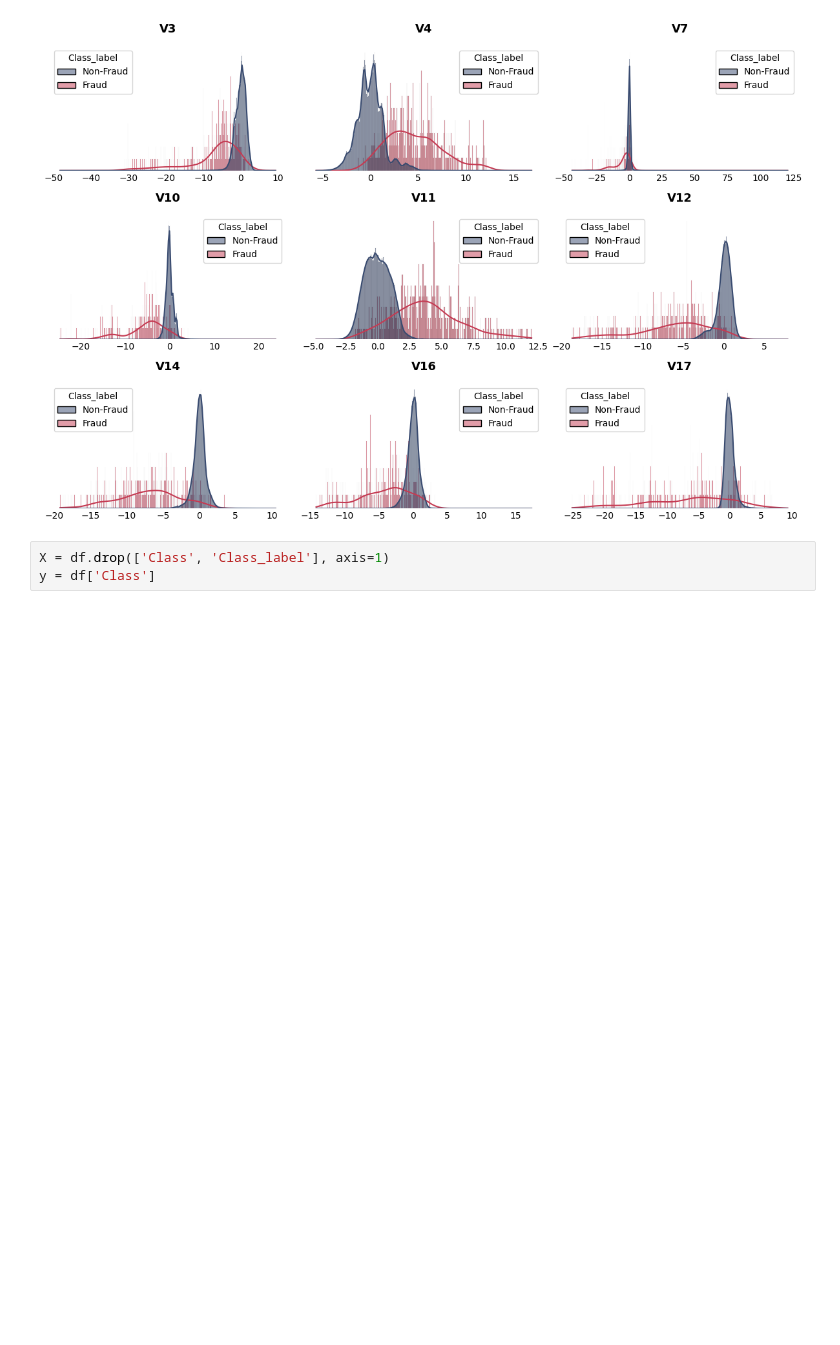
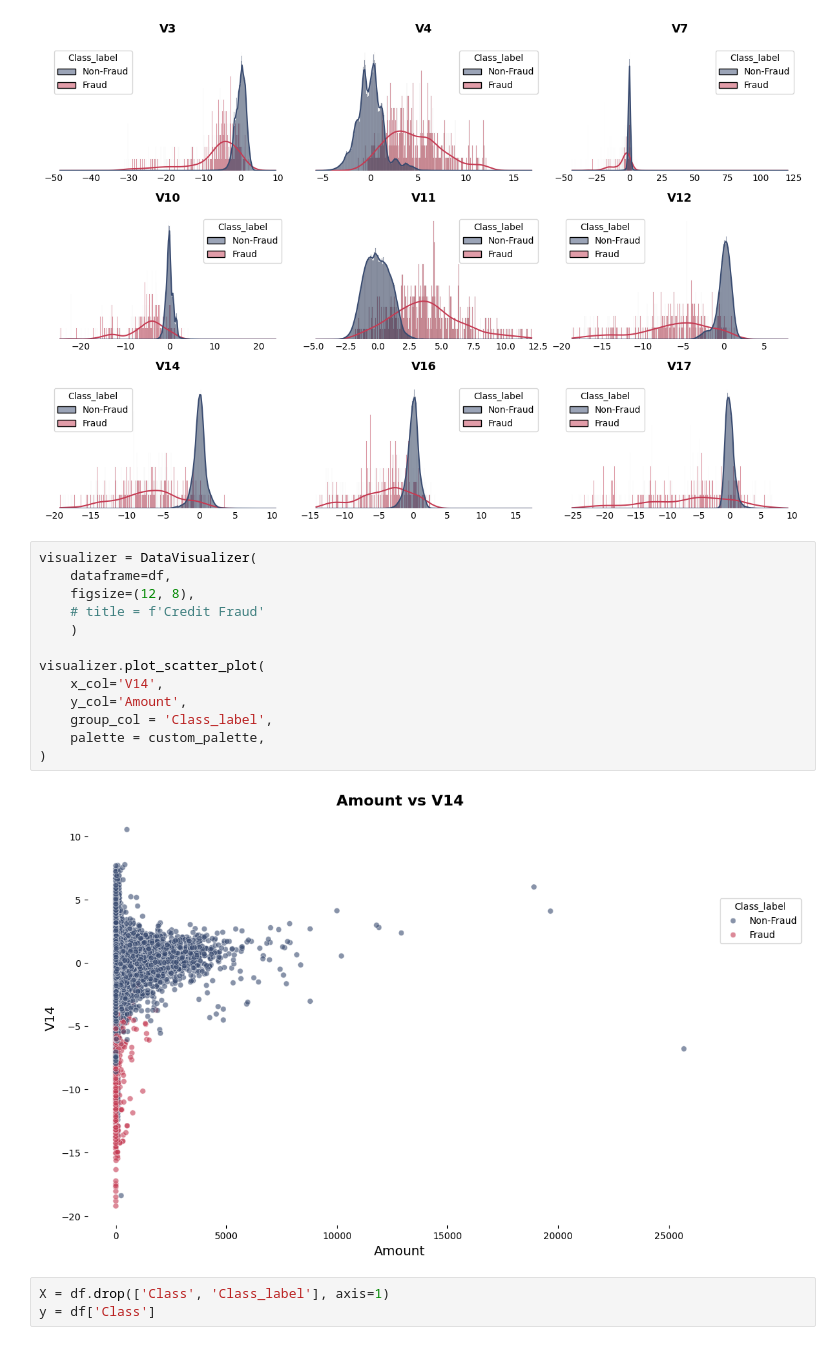
Before and after one commit to rvanguita/cedit_card_fraud_detection, a Jupyter notebook: main.ipynb, the cells around one changed output. Cells and saved outputs as stored; diff of their text form; blank space fills up the shorter version.

```diff
--- a/main.ipynb
+++ b/main.ipynb
@@ -186,6 +186,21 @@ visualizer.plot_feature_histograms(
 )
 # %% [output]
 [figure]
+# %%
+visualizer = DataVisualizer(
+    dataframe=df,
+    figsize=(12, 8),
+    # title = f'Credit Fraud'
+    )
+
+visualizer.plot_scatter_plot(
+    x_col='V14',
+    y_col='Amount',
+    group_col = 'Class_label',
+    palette = custom_palette,
+)
+# %% [output]
+[figure, added]
 # %%
 X = df.drop(['Class', 'Class_label'], axis=1)
 y = df['Class']
```
Also changed, not shown: parts of 10 cells of this notebook, 2 other files.
